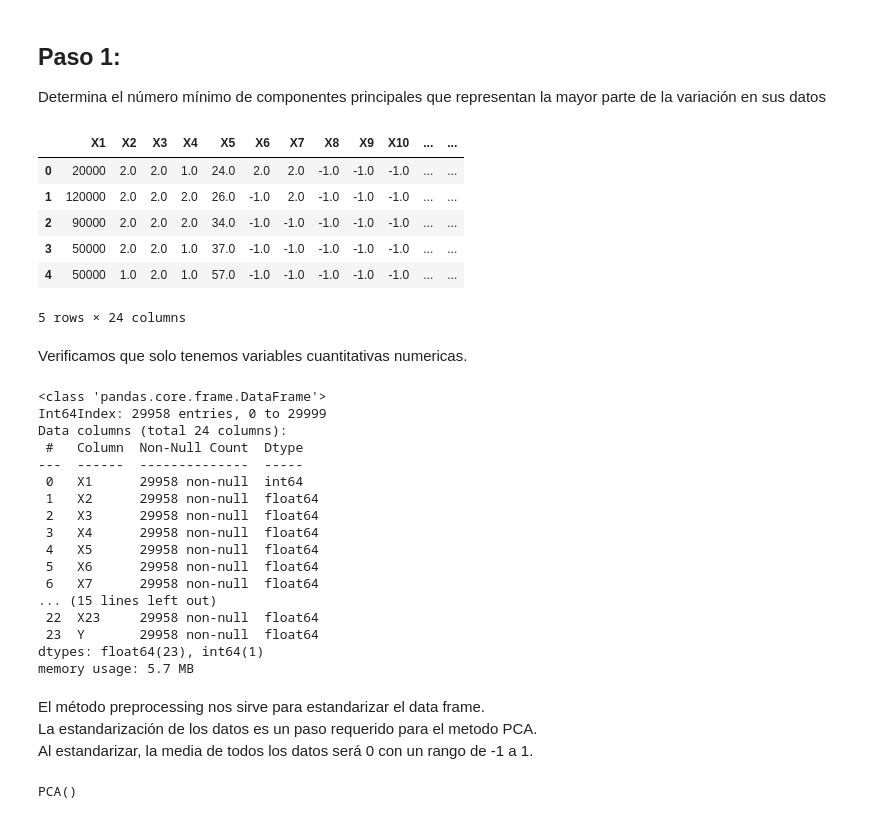
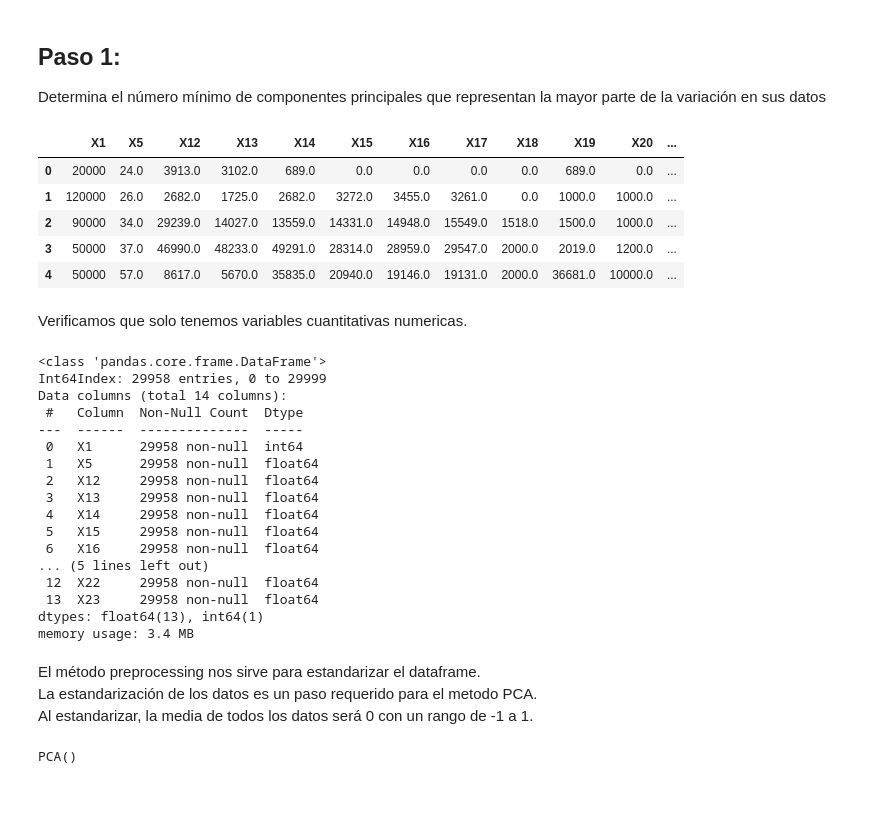
Before and after one commit to PosgradoMNA/actividades-del-projecto-equipo-48, a Jupyter notebook: Actividad_Semanal_4.ipynb, the cells around one changed output. Cells and saved outputs as stored; diff of their text form; code cells hidden in the pictures.

```diff
--- a/Actividad_Semanal_4.ipynb
+++ b/Actividad_Semanal_4.ipynb
@@ -62,16 +62,16 @@ import matplotlib.pyplot as plt
 import seaborn as sns
 # %%
 # Analisis rapido del DF
-df = df.iloc[: , 1:]
+columnas_no_categoricas=["X1","X5","X12","X13","X14","X15","X16","X17","X18","X19","X20","X21","X22","X23"]
+df = df[columnas_no_categoricas]
 df.head()
 # %% [output]
-|  | X1 | X2 | X3 | X4 | X5 | X6 | X7 | X8 | X9 | X10 | ... | ... |
-| 0 | 20000 | 2.0 | 2.0 | 1.0 | 24.0 | 2.0 | 2.0 | -1.0 | -1.0 | -1.0 | ... | ... |
-| 1 | 120000 | 2.0 | 2.0 | 2.0 | 26.0 | -1.0 | 2.0 | -1.0 | -1.0 | -1.0 | ... | ... |
-| 2 | 90000 | 2.0 | 2.0 | 2.0 | 34.0 | -1.0 | -1.0 | -1.0 | -1.0 | -1.0 | ... | ... |
-| 3 | 50000 | 2.0 | 2.0 | 1.0 | 37.0 | -1.0 | -1.0 | -1.0 | -1.0 | -1.0 | ... | ... |
-| 4 | 50000 | 1.0 | 2.0 | 1.0 | 57.0 | -1.0 | -1.0 | -1.0 | -1.0 | -1.0 | ... | ... |
+|  | X1 | X5 | X12 | X13 | X14 | X15 | X16 | X17 | X18 | X19 | X20 | ... |
+| 0 | 20000 | 24.0 | 3913.0 | 3102.0 | 689.0 | 0.0 | 0.0 | 0.0 | 0.0 | 689.0 | 0.0 | ... |
+| 1 | 120000 | 26.0 | 2682.0 | 1725.0 | 2682.0 | 3272.0 | 3455.0 | 3261.0 | 0.0 | 1000.0 | 1000.0 | ... |
+| 2 | 90000 | 34.0 | 29239.0 | 14027.0 | 13559.0 | 14331.0 | 14948.0 | 15549.0 | 1518.0 | 1500.0 | 1000.0 | ... |
+| 3 | 50000 | 37.0 | 46990.0 | 48233.0 | 49291.0 | 28314.0 | 28959.0 | 29547.0 | 2000.0 | 2019.0 | 1200.0 | ... |
+| 4 | 50000 | 57.0 | 8617.0 | 5670.0 | 35835.0 | 20940.0 | 19146.0 | 19131.0 | 2000.0 | 36681.0 | 10000.0 | ... |
-5 rows × 24 columns
 # %% [markdown]
 Verificamos que solo tenemos variables cuantitativas numericas.
 # %%
@@ -79,23 +79,23 @@ df.info()
 # %% [output]
 <class 'pandas.core.frame.DataFrame'>
 Int64Index: 29958 entries, 0 to 29999
-Data columns (total 24 columns):
+Data columns (total 14 columns):
  #   Column  Non-Null Count  Dtype
 ---  ------  --------------  -----
  0   X1      29958 non-null  int64
- 1   X2      29958 non-null  float64
- 2   X3      29958 non-null  float64
- 3   X4      29958 non-null  float64
- 4   X5      29958 non-null  float64
- 5   X6      29958 non-null  float64
- 6   X7      29958 non-null  float64
-... (15 lines left out)
- 22  X23     29958 non-null  float64
- 23  Y       29958 non-null  float64
-dtypes: float64(23), int64(1)
-memory usage: 5.7 MB
+ 1   X5      29958 non-null  float64
+ 2   X12     29958 non-null  float64
+ 3   X13     29958 non-null  float64
+ 4   X14     29958 non-null  float64
+ 5   X15     29958 non-null  float64
+ 6   X16     29958 non-null  float64
+... (5 lines left out)
+ 12  X22     29958 non-null  float64
+ 13  X23     29958 non-null  float64
+dtypes: float64(13), int64(1)
+memory usage: 3.4 MB
 # %% [markdown]
-El método preprocessing nos sirve para estandarizar el data frame.<br>
+El método preprocessing nos sirve para estandarizar el dataframe.<br>
 La estandarización de los datos es un paso requerido para el metodo PCA.<br>
 Al estandarizar, la media de todos los datos será 0 con un rango de -1 a 1. <br>
 # %%
```
Also changed, not shown: parts of 20 cells of this notebook.
